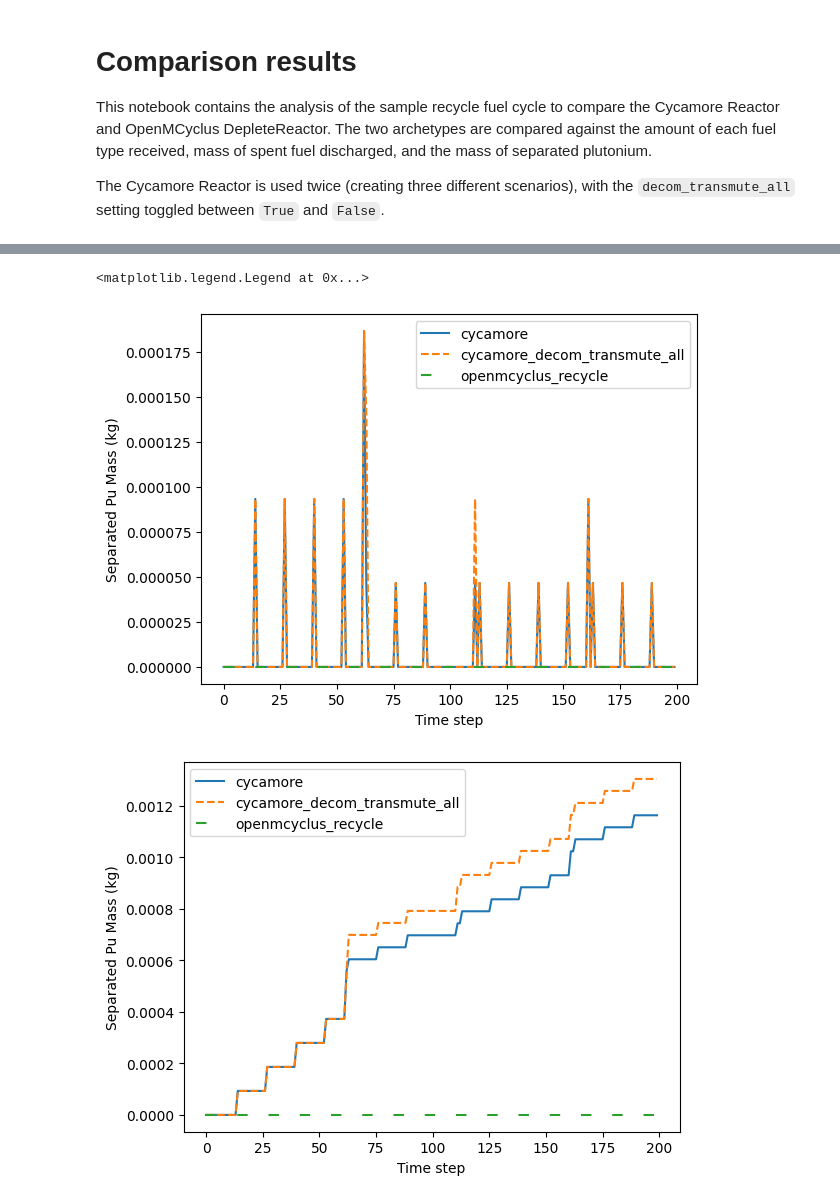
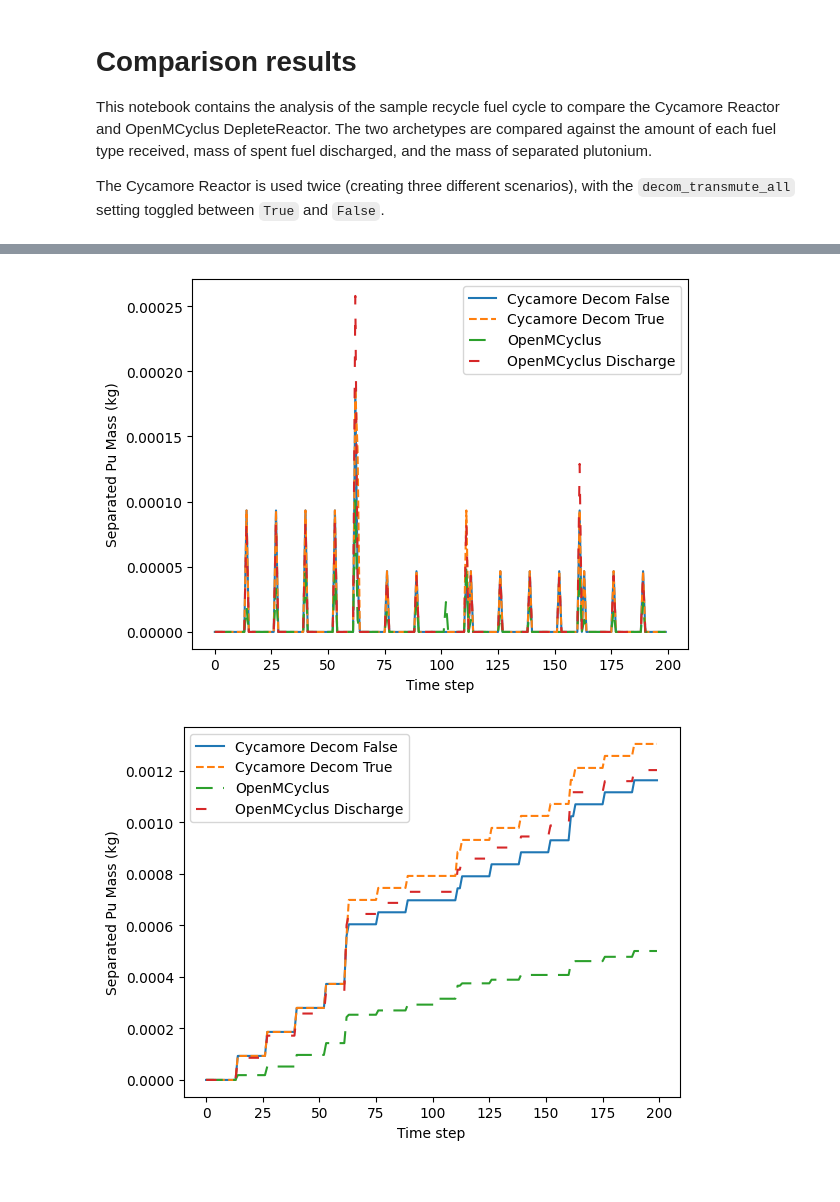
Before and after one commit to arfc/openmcyclus, a Jupyter notebook: comparison/Comparison-results.ipynb, the cells around one changed output, grey strips where cells are left out. Drawn from its saved outputs; the diff is of its cells as text; code cells hidden in the pictures.

Commit message:
finish notebook for comparison

```diff
--- a/comparison/Comparison-results.ipynb
+++ b/comparison/Comparison-results.ipynb
@@ -19,10 +20,16 @@ import output_metrics as oup
 # %%
 files = {'cycamore':'cycamore_recycle.sqlite',
         'cycamore_decom_transmute_all':'cycamore_recycle_decom_transmute_all.sqlite',
-        'openmcyclus_recycle':'openmcyclus_recycle.sqlite'}
+        'openmcyclus_recycle':'openmcyclus_recycle.sqlite',
+        'openmcyclus_discharge':'openmcyclus_discharge.sqlite'}
 lines = {'cycamore':'-',
         'cycamore_decom_transmute_all':'--',
-        'openmcyclus_recycle':(0,(5,10))}
+        'openmcyclus_recycle':(0,(8,5)),
+        'openmcyclus_discharge':(0,(5,10))}
+labels = {'cycamore':'Cycamore Decom False',
+        'cycamore_decom_transmute_all':'Cycamore Decom True',
+        'openmcyclus_recycle':'OpenMCyclus',
+        'openmcyclus_discharge':'OpenMCyclus Discharge'}
 # %%
 transactions = {}
 uox = {}
@@ -107,17 +50,19 @@ pd.merge(transactions, resources,
 # Fuel masses
 plt.figure()
 for key in files:
-    plt.plot(uox[key]['Time'][0:200], uox[key]['Quantity'][0:200], label=key,
-            linestyle=lines[key])
+    plt.plot(uox[key]['Time'][0:200], uox[key]['Quantity'][0:200], label=labels[key],
+            linestyle=lines[key],)
 plt.xlabel("Time step")
 plt.ylabel("Fresh UOX Mass (kg)")
 plt.legend()
+plt.savefig('comparison_uox.pdf')
 
 plt.figure()
 for key in files:
-    plt.plot(mox[key]['Time'][0:200], mox[key]['Quantity'][0:200], label=key,
+    plt.plot(mox[key]['Time'][0:200], mox[key]['Quantity'][0:200], label=labels[key],
             linestyle=lines[key])
 plt.xlabel("Time step")
 plt.ylabel("Fresh MOX Mass (kg)")
 plt.legend()
+plt.savefig('comparison_mox.pdf')
 # %% [output]
@@ -148,17 +72,19 @@ uox['openmcyclus_recycle'][:30]
 #Spent fuel masses
 plt.figure()
 for key in files:
-    plt.plot(spent_uox[key]['Time'][0:200], spent_uox[key]['Quantity'][0:200], label=key,
+    plt.plot(spent_uox[key]['Time'][0:200], spent_uox[key]['Quantity'][0:200], label=labels[key],
             linestyle=lines[key])
 plt.xlabel("Time step")
 plt.ylabel("Spent UOX Mass (kg)")
 plt.legend()
+plt.savefig('comparison_spentuox.pdf')
 
 plt.figure()
 for key in files:
-    plt.plot(spent_mox[key]['Time'][0:200], spent_mox[key]['Quantity'][0:200], label=key,
+    plt.plot(spent_mox[key]['Time'][0:200], spent_mox[key]['Quantity'][0:200], label=labels[key],
             linestyle=lines[key])
 plt.xlabel("Time step")
 plt.ylabel("Spent MOX Mass (kg)")
 plt.legend()
+plt.savefig('comparison_spentmox.pdf')
 # %% [output]
@@ -211,21 +93,22 @@ spent_uox['openmcyclus_recycle'][start:start+10]
 # %%
 # Separated Pu mass
 plt.figure()
 for key in files:
-    plt.plot(separated_pu[key]['Time'][0:200], separated_pu[key]['Quantity'][0:200], label=key,
+    plt.plot(separated_pu[key]['Time'][0:200], separated_pu[key]['Quantity'][0:200], label=labels[key],
             linestyle=lines[key])
 plt.xlabel("Time step")
 plt.ylabel("Separated Pu Mass (kg)")
 plt.legend()
+plt.savefig("comparison_pu_discharge.pdf")
 
 plt.figure()
 for key in files:
-    plt.plot(separated_pu[key]['Time'][0:200], separated_pu[key]['Quantity'].cumsum()[0:200], label=key,
+    plt.plot(separated_pu[key]['Time'][0:200], separated_pu[key]['Quantity'].cumsum()[0:200], label=labels[key],
             linestyle=lines[key])
 plt.xlabel("Time step")
 plt.ylabel("Separated Pu Mass (kg)")
 plt.legend()
+plt.savefig("comparison_pu_cumulative_discharge.pdf")
 # %% [output]
-<matplotlib.legend.Legend at 0x...>
-[figure, old version]
+[figure, new version]
-[figure, old version]
+[figure, new version]
```
Also changed, not shown: parts of 19 cells of this notebook.
